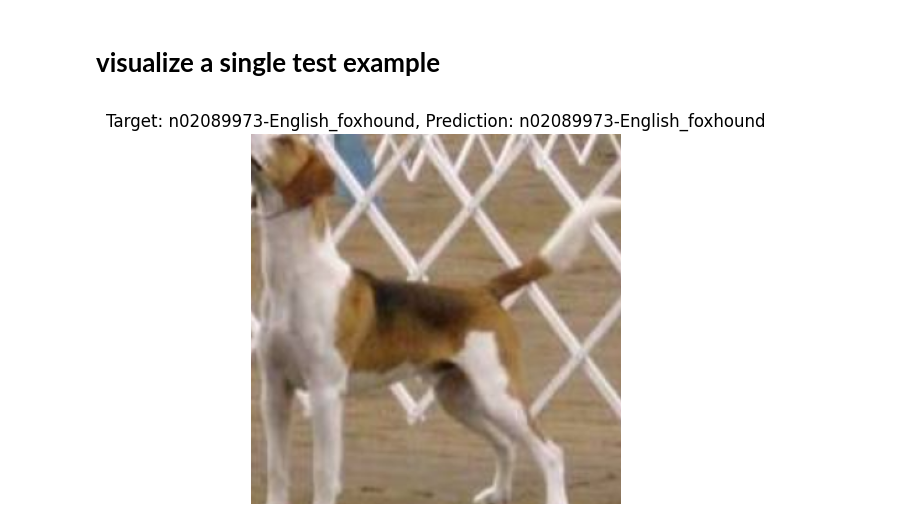
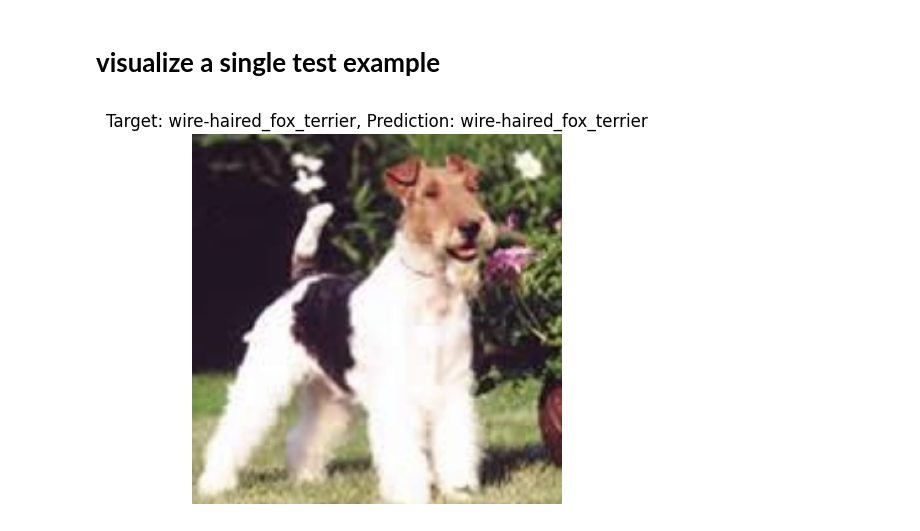
Before and after one commit to ChenShterental/advanced_topics_in_ai, a Jupyter notebook: dogs_breed_identification_pytorch_inception_v3.ipynb, the cells around one changed output. Cells and saved outputs as stored; diff of their text form; code cells hidden in the pictures.

```diff
--- a/dogs_breed_identification_pytorch_inception_v3.ipynb
+++ b/dogs_breed_identification_pytorch_inception_v3.ipynb
@@ -196,3 +197,14 @@ int_enc_train_labels, train_labels_ohe = one_hot_encode(train_labels)
+# %%
+# First fit the encoder once on all labels (train + test)
+all_labels = train_labels + test_labels
+_, _, shared_encoder = one_hot_encode(all_labels)
+
+# Now use the same encoder for both
+int_enc_train_labels, train_labels_ohe, _ = one_hot_encode(train_labels, shared_encoder)
+int_enc_test_labels, test_labels_ohe, _ = one_hot_encode(test_labels, shared_encoder)
+# %%
+with open("label_encoder.pkl", "wb") as f:
+    pickle.dump(shared_encoder, f)
 # %%
 # Create DataFrame
 train_df = pd.DataFrame({"filenames": train_filenames, "labels": train_labels_ohe})
@@ -374,7 +380,7 @@ inception_v3_google 100%[===================>] 103.81M   202MB/s    in 0.5s
 model_path = 'pretrained-pytorch-models/inception_v3_google-1a9a5a14.pth'
 
 # Load the pretrained model
-inception = models.inception_v3()
+inception = models.inception_v3(weights=Inception_V3_Weights.DEFAULT)
 inception.load_state_dict(torch.load(model_path))
 
 # Freeze all model parameters
@@ -391,7 +397,7 @@ inception = inception.to(device)
 # **Training loop**
 # %%
 # Training function
-def train_model(train_loader, test_loader, model, criterion, optimizer, scheduler, num_epochs=2):
+def train_model(train_loader, test_loader, model, criterion, optimizer, scheduler, num_epochs=30):
     since = time.time()
     lrs = []
     train_accs = []
@@ -605,38 +614,41 @@ Acc: 0.9017
 # %%
 # Function to visualize a single test example
 def visualize_test_example(dataloader, model):
     model.eval()
 
     with torch.no_grad():
         # Get a single batch from the dataloader
         inputs, labels = next(iter(dataloader))
         inputs = inputs.to(device)
         labels = labels.to(device)
 
         # Forward pass
         outputs = model(inputs)
         _, preds = torch.max(outputs, 1)
 
         # Get the first image and its label and prediction
-        input_img = inputs[0].cpu()
-        label = labels[0].cpu().item()
-        str_label = reverse_encode(int_enc_test_labels, label)
-        pred = preds[0].cpu().item()
-        str_pred = reverse_encode(int_enc_test_labels, pred)
+        image_idx = 1
+        input_img = inputs[image_idx].cpu()
+        label = labels[image_idx].cpu().item()
+        str_label = reverse_encode(shared_encoder, label)
+        # Decode class label
+        clean_label = str_label.split('-', 1)[1] if '-' in str_label else str_label
+        pred = preds[image_idx].cpu().item()
+        str_pred = reverse_encode(shared_encoder, pred)
+        clean_pred = str_pred.split('-', 1)[1] if '-' in str_pred else str_pred
 
         # Denormalize the image for visualization
         mean = np.array([0.485, 0.456, 0.406])
         std = np.array([0.229, 0.224, 0.225])
         input_img = input_img.permute(1, 2, 0).numpy() * std + mean
         input_img = np.clip(input_img, 0, 1)
 
         # Plot the image with target and prediction
         plt.imshow(input_img)
-        plt.title(f'Target: {str_label}, Prediction: {str_pred}')
+        plt.title(f'Target: {clean_label}, Prediction: {clean_pred}')
         plt.axis('off')
         plt.show()
 
-# Assuming test_dl is your test DataLoader
 visualize_test_example(test_dl, model)
 # %% [output]
-[figure, old version]
+[figure, new version]
```
Also changed, not shown: parts of 21 cells of this notebook.
